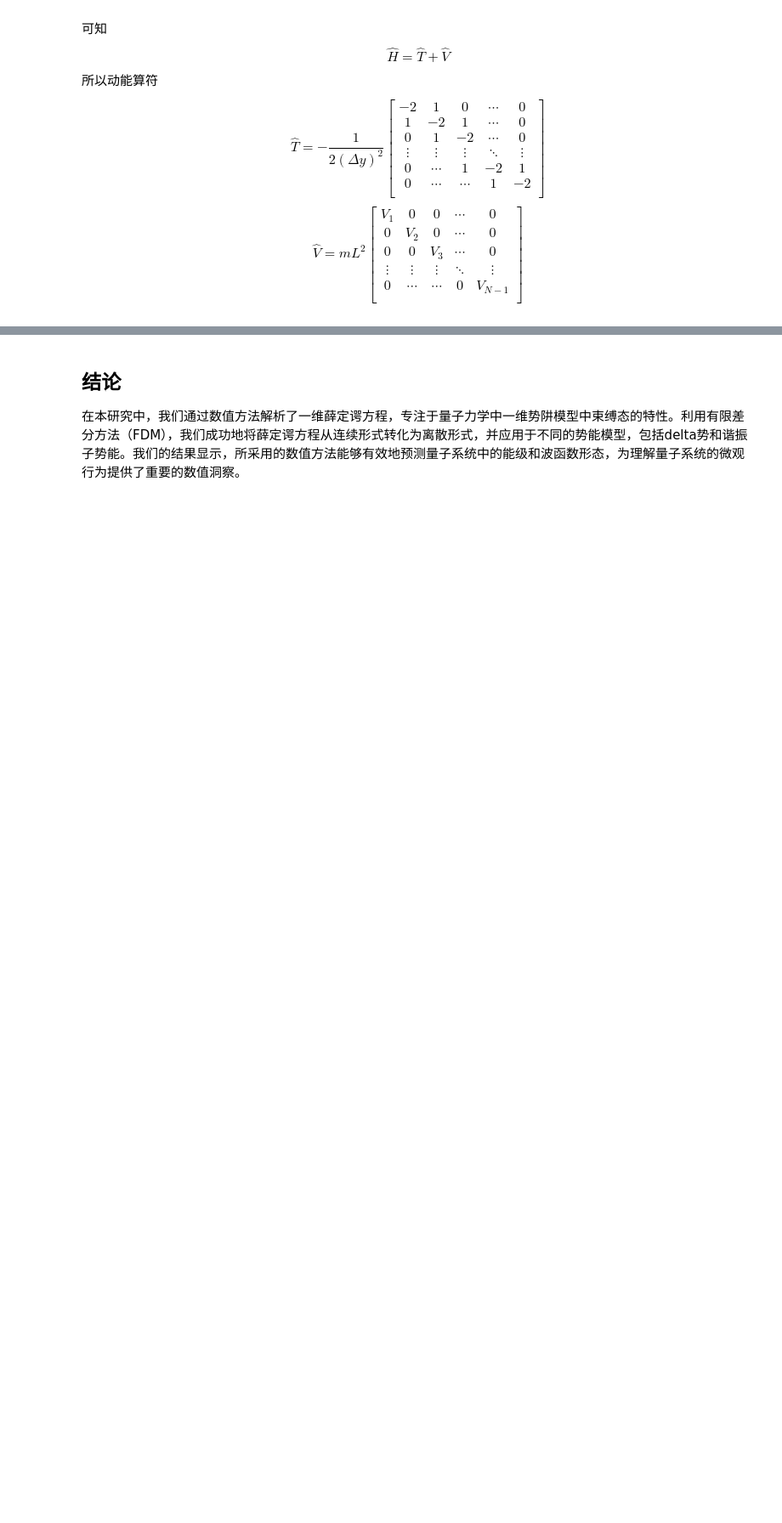
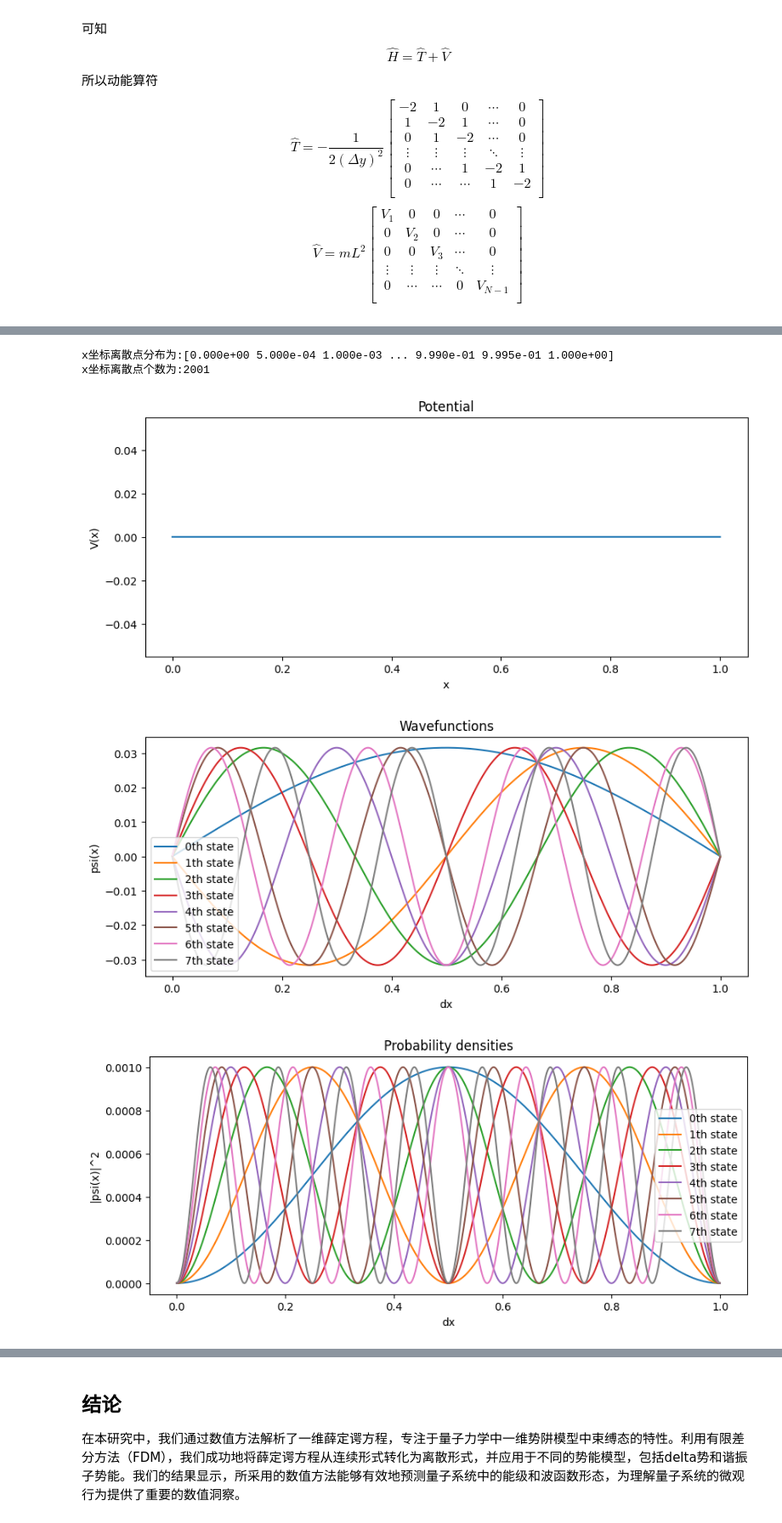
Before and after one commit to horizon14/Quantum, a Jupyter notebook: SchrodingerEquation1Dversion1.1.ipynb, the cells around one changed output, grey strips where cells are left out. Shown at 85% size. Saved outputs shown, nothing was run; the diff lists cells and outputs as text; code cells hidden in the pictures; blank space fills up the shorter version.

```diff
--- a/SchrodingerEquation1Dversion1.1.ipynb
+++ b/SchrodingerEquation1Dversion1.1.ipynb
@@ -200,3 +200,14 @@ x坐标离散点个数为:2001
 第9个能级差为93.34991150711863
 [figure]
 [figure]
+# %%
+# Infinite square well
+def Infinite_Square_Well(x):
+    return 0*x
+solve_and_plot(Infinite_Square_Well)
+# %% [output]
+x坐标离散点分布为:[0.000e+00 5.000e-04 1.000e-03 ... 9.990e-01 9.995e-01 1.000e+00]
+x坐标离散点个数为:2001
+[figure, added]
+[figure, added]
+[figure, added]
```
Also changed, not shown: parts of 6 cells of this notebook.
